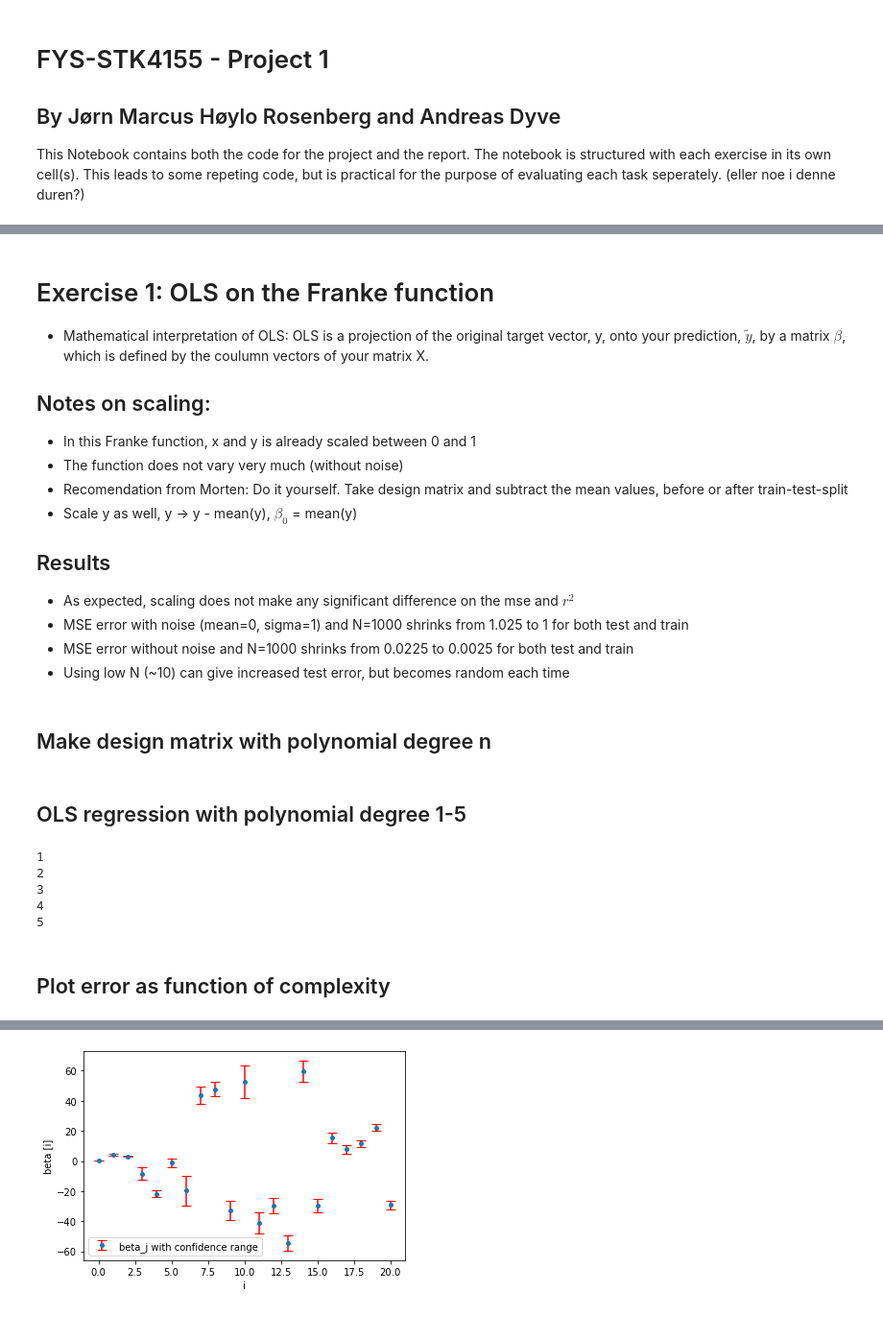
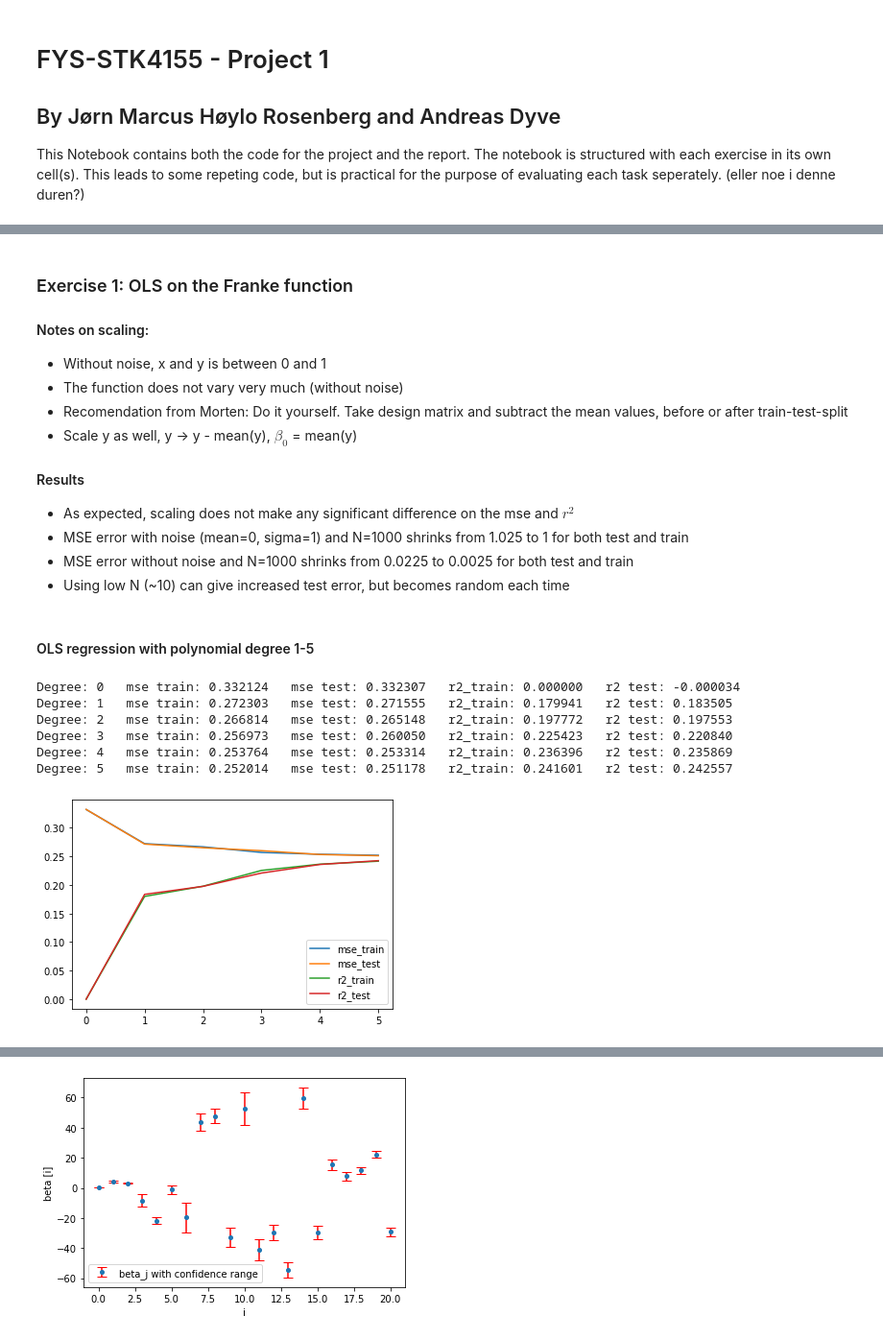
Before and after one commit to jornmarh/fys-stk4155, a Jupyter notebook: project1/project1-ad.ipynb, the cells around one changed output, grey strips where cells are left out. Shown at 96% size. Saved outputs shown, nothing was run; the diff lists cells and outputs as text; code cells hidden in the pictures.

```diff
--- a/project1/project1-ad.ipynb
+++ b/project1/project1-ad.ipynb
@@ -87,17 +125,16 @@ plt.show()
 # %% [markdown]
-# Exercise 1: OLS on the Franke function <a class="anchor" id="1"></a>
-- Mathematical interpretation of OLS: OLS is a projection of the original target vector, y, onto your prediction, $\tilde{y}$, by a matrix $\beta$, which is defined by the coulumn vectors of your matrix X.
+### Exercise 1: OLS on the Franke function <a class="anchor" id="1"></a>
 
-## Notes on scaling:
-- In this Franke function, x and y is already scaled between 0 and 1
+#### Notes on scaling:
+- Without noise, x and y is between 0 and 1
 - The function does not vary very much (without noise)
 - Recomendation from Morten: Do it yourself. Take design matrix and subtract the mean values, before or after train-test-split
 - Scale y as well, y -> y - mean(y), $\beta_0$ = mean(y)
 
-## Results
+#### Results
 - As expected, scaling does not make any significant difference on the mse and $r^2$
 - MSE error with noise (mean=0, sigma=1) and N=1000 shrinks from 1.025 to 1 for both test and train
 - MSE error without noise and N=1000 shrinks from 0.0225 to 0.0025 for both test and train
 - Using low N (~10) can give increased test error, but becomes random each time
 # %% [markdown]
-## Make design matrix with polynomial degree n
+#### OLS regression with polynomial degree 1-5
@@ -120,48 +141,53 @@ def create_X(x, y, n ):
-# %% [markdown]
-## OLS regression with polynomial degree 1-5
 # %%
 # Making meshgrid of datapoints and compute Franke's function
-n = 5
-N = 20
+maxdegrees = 5
+N = 500
 x = np.sort(np.random.uniform(0, 1, N))
 y = np.sort(np.random.uniform(0, 1, N))
 x_mesh, y_mesh = np.meshgrid(x,y)
 x_flat = np.ravel(x_mesh)
 y_flat = np.ravel(y_mesh)
 
 z = FrankeFunction(x_flat, y_flat)
-#z = z - np.mean(z)
 
-polydegree = np.zeros(n)
-r2_train = np.zeros(n)
-r2_test = np.zeros(n)
-mse_train = np.zeros(n)
-mse_test = np.zeros(n)
+polydegree = np.zeros(maxdegrees+1)
+r2_train = np.zeros(maxdegrees+1)
+r2_test = np.zeros(maxdegrees+1)
+mse_train = np.zeros(maxdegrees+1)
+mse_test = np.zeros(maxdegrees+1)
 
-# OLS regression for polynomials from 1 to n
-for i in range(n):
-    n = i+1
-    print(n)
-    polydegree[i] = n
-    X = create_X(x_flat, y_flat, n)
-    #X = X - np.mean(X)
+# OLS regression for polynomials from 0 to maxdegrees
+for i in range(maxdegrees+1):
+    degree = i
+    polydegree[i] = degree
+    X = create_X(x_flat, y_flat, degree)
     X_train, X_test, z_train, z_test = train_test_split(X,z, test_size=0.2)
+    #X_train, X_test, z_train, z_test = scale(X_train, X_test, z_train, z_test)
 
     # prediction
     betaOLS = np.linalg.pinv(X_train.T @ X_train) @ X_train.T @ z_train
     ztilde_train = X_train @ betaOLS
     ztilde_test = X_test @ betaOLS
 
-    # errors
+    # cost functions
     r2_train[i] = r2_score(z_train, ztilde_train)
     r2_test[i] = r2_score(z_test, ztilde_test)
-    mse_train[i] = mean_squared_error(z_train, ztilde_train) #MSE(z_train,ztilde_ols_train)
-    mse_test[i] = mean_squared_error(z_test, ztilde_test)  #MSE(z_test,ztilde_ols_test)
+    mse_train[i] = MSE(z_train,ztilde_train)
+    mse_test[i] = MSE(z_test,ztilde_test) #mean_squared_error(z_test, ztilde_test)
+    print('Degree: %i   mse train: %.6f   mse test: %.6f   r2_train: %.6f   r2 test: %.6f'\
+          %(degree, mse_train[i], mse_test[i], r2_train[i], r2_test[i]))
+
+plt.plot(polydegree, mse_train, label='mse_train')
+plt.plot(polydegree, mse_test, label='mse_test')
+plt.plot(polydegree, r2_train, label='r2_train')
+plt.plot(polydegree, r2_test, label='r2_test')
+plt.legend()
+plt.show()
 # %% [output]
-1
-2
-3
-4
-5
+Degree: 0   mse train: 0.332124   mse test: 0.332307   r2_train: 0.000000   r2 test: -0.000034
+Degree: 1   mse train: 0.272303   mse test: 0.271555   r2_train: 0.179941   r2 test: 0.183505
+Degree: 2   mse train: 0.266814   mse test: 0.265148   r2_train: 0.197772   r2 test: 0.197553
+Degree: 3   mse train: 0.256973   mse test: 0.260050   r2_train: 0.225423   r2 test: 0.220840
+Degree: 4   mse train: 0.253764   mse test: 0.253314   r2_train: 0.236396   r2 test: 0.235869
+Degree: 5   mse train: 0.252014   mse test: 0.251178   r2_train: 0.241601   r2 test: 0.242557
+[figure, added]
-# %% [markdown]
-## Plot error as function of complexity
```
Also changed, not shown: parts of 20 cells of this notebook.
